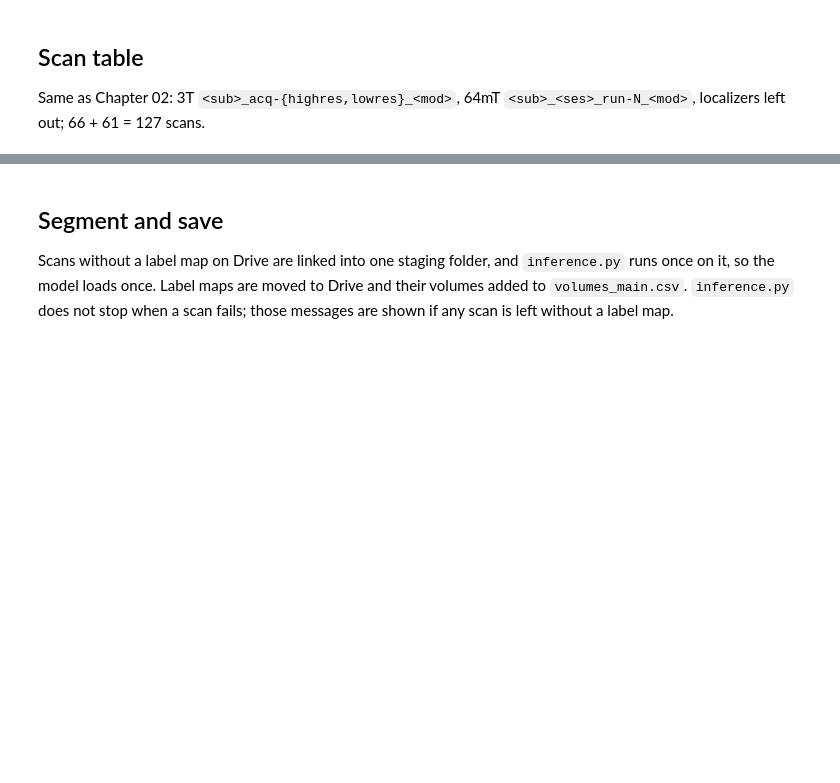
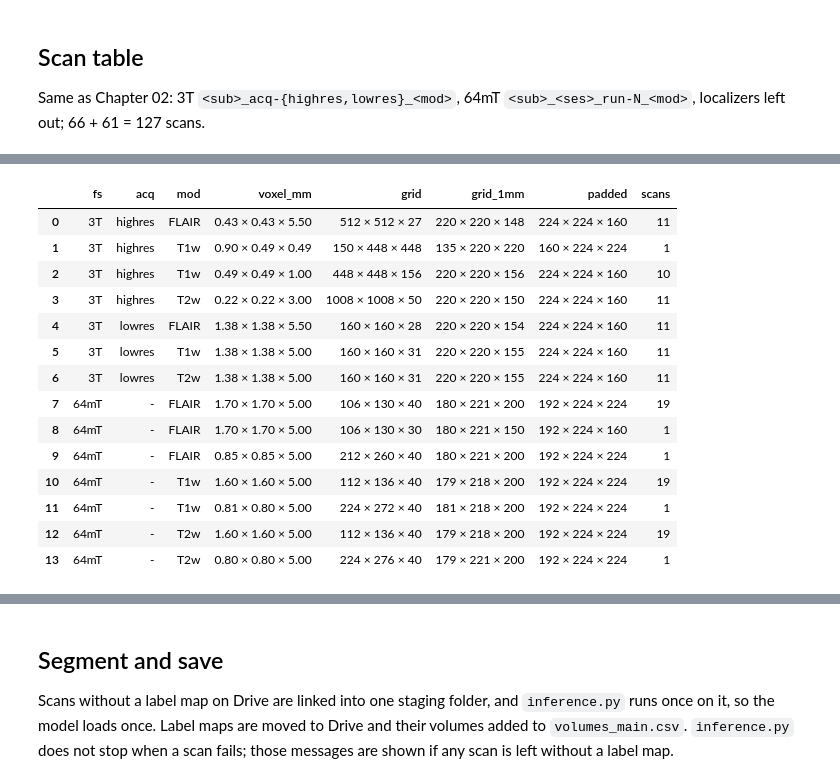
Before and after one commit to Zane-133/new-jupyterbook, a Jupyter notebook: appendix_wmh_colab.ipynb, the cells around one changed output, grey strips where cells are left out. Cells and saved outputs as stored; diff of their text form; code cells hidden in the pictures; blank space fills up the shorter version.

```diff
--- a/appendix_wmh_colab.ipynb
+++ b/appendix_wmh_colab.ipynb
@@ -115,0 +140,43 @@ def seg_path(r):
+# %%
+import nibabel as nib
+import numpy as np
+
+
+def grid_ras(src):
+    """Voxel size (mm) and grid size in R, A, S order, as inference.py sees them (header only)."""
+    img = nib.load(src)
+    axis = nib.io_orientation(img.affine)[:, 0].astype(int)   # input axis i -> RAS axis axis[i]
+    vox, shape = np.zeros(3), np.zeros(3, int)
+    vox[axis], shape[axis] = img.header.get_zooms()[:3], img.shape[:3]
+    return vox, shape
+
+
+rows = []
+for r in scans.to_dict('records'):
+    vox, shape = grid_ras(r['src'])
+    new = np.round(shape * vox).astype(int)                    # factor = voxel size / 1 mm
+    pad = (np.ceil(new / 32) * 32).astype(int)
+    rows.append(dict(fs=r['fs'], acq=r['acq'], mod=r['mod'],
+                     voxel_mm=' × '.join(f'{x:.2f}' for x in vox),
+                     grid=' × '.join(map(str, shape)),
+                     grid_1mm=' × '.join(map(str, new)),
+                     padded=' × '.join(map(str, pad))))
+grids = (pd.DataFrame(rows).groupby(list(rows[0]), sort=False).size().rename('scans')
+         .reset_index().sort_values(['fs', 'acq', 'mod'], ignore_index=True))
+grids
+# %% [output]
+|  | fs | acq | mod | voxel_mm | grid | grid_1mm | padded | scans |
+| 0 | 3T | highres | FLAIR | 0.43 × 0.43 × 5.50 | 512 × 512 × 27 | 220 × 220 × 148 | 224 × 224 × 160 | 11 |
+| 1 | 3T | highres | T1w | 0.90 × 0.49 × 0.49 | 150 × 448 × 448 | 135 × 220 × 220 | 160 × 224 × 224 | 1 |
+| 2 | 3T | highres | T1w | 0.49 × 0.49 × 1.00 | 448 × 448 × 156 | 220 × 220 × 156 | 224 × 224 × 160 | 10 |
+| 3 | 3T | highres | T2w | 0.22 × 0.22 × 3.00 | 1008 × 1008 × 50 | 220 × 220 × 150 | 224 × 224 × 160 | 11 |
+| 4 | 3T | lowres | FLAIR | 1.38 × 1.38 × 5.50 | 160 × 160 × 28 | 220 × 220 × 154 | 224 × 224 × 160 | 11 |
+| 5 | 3T | lowres | T1w | 1.38 × 1.38 × 5.00 | 160 × 160 × 31 | 220 × 220 × 155 | 224 × 224 × 160 | 11 |
+| 6 | 3T | lowres | T2w | 1.38 × 1.38 × 5.00 | 160 × 160 × 31 | 220 × 220 × 155 | 224 × 224 × 160 | 11 |
+| 7 | 64mT | - | FLAIR | 1.70 × 1.70 × 5.00 | 106 × 130 × 40 | 180 × 221 × 200 | 192 × 224 × 224 | 19 |
+| 8 | 64mT | - | FLAIR | 1.70 × 1.70 × 5.00 | 106 × 130 × 30 | 180 × 221 × 150 | 192 × 224 × 160 | 1 |
+| 9 | 64mT | - | FLAIR | 0.85 × 0.85 × 5.00 | 212 × 260 × 40 | 180 × 221 × 200 | 192 × 224 × 224 | 1 |
+| 10 | 64mT | - | T1w | 1.60 × 1.60 × 5.00 | 112 × 136 × 40 | 179 × 218 × 200 | 192 × 224 × 224 | 19 |
+| 11 | 64mT | - | T1w | 0.81 × 0.80 × 5.00 | 224 × 272 × 40 | 181 × 218 × 200 | 192 × 224 × 224 | 1 |
+| 12 | 64mT | - | T2w | 1.60 × 1.60 × 5.00 | 112 × 136 × 40 | 179 × 218 × 200 | 192 × 224 × 224 | 19 |
+| 13 | 64mT | - | T2w | 0.80 × 0.80 × 5.00 | 224 × 276 × 40 | 179 × 221 × 200 | 192 × 224 × 224 | 1 |
```
Also changed, not shown: parts of 10 cells of this notebook.
